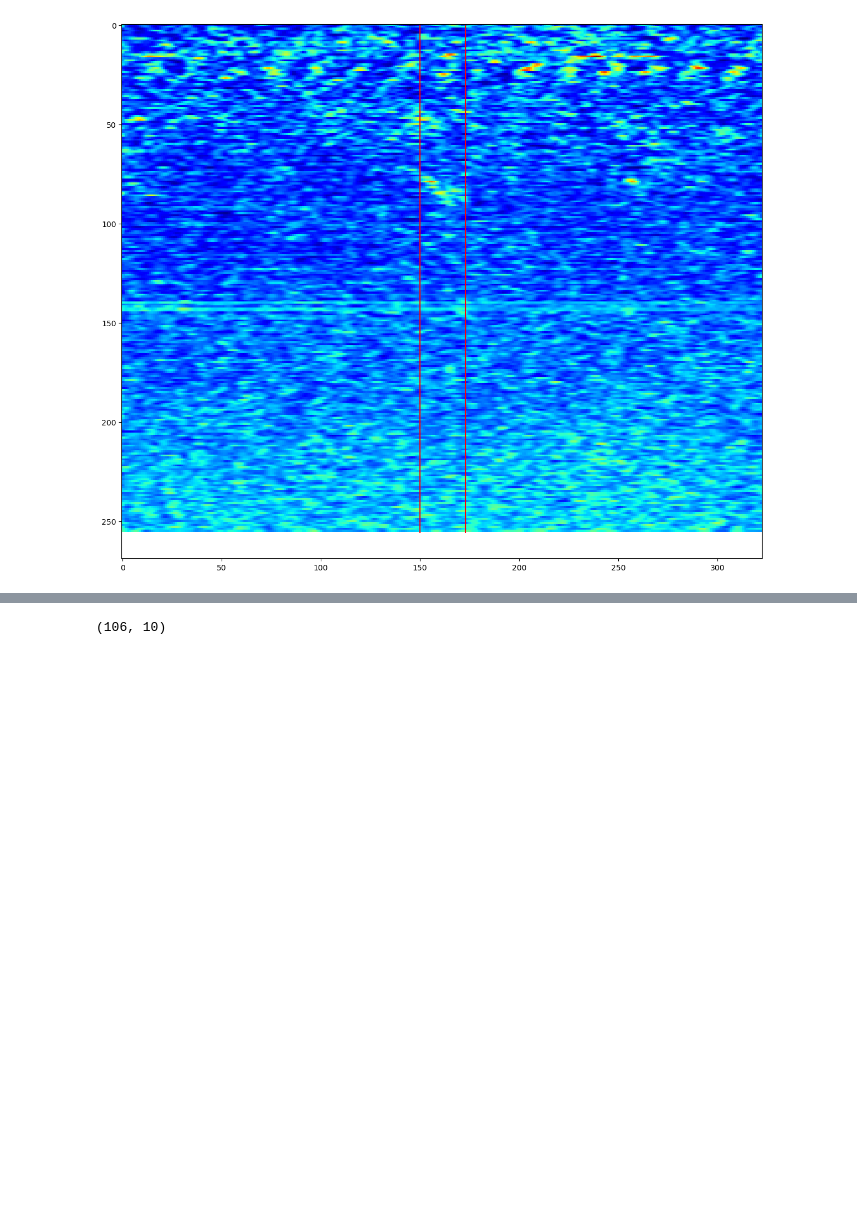
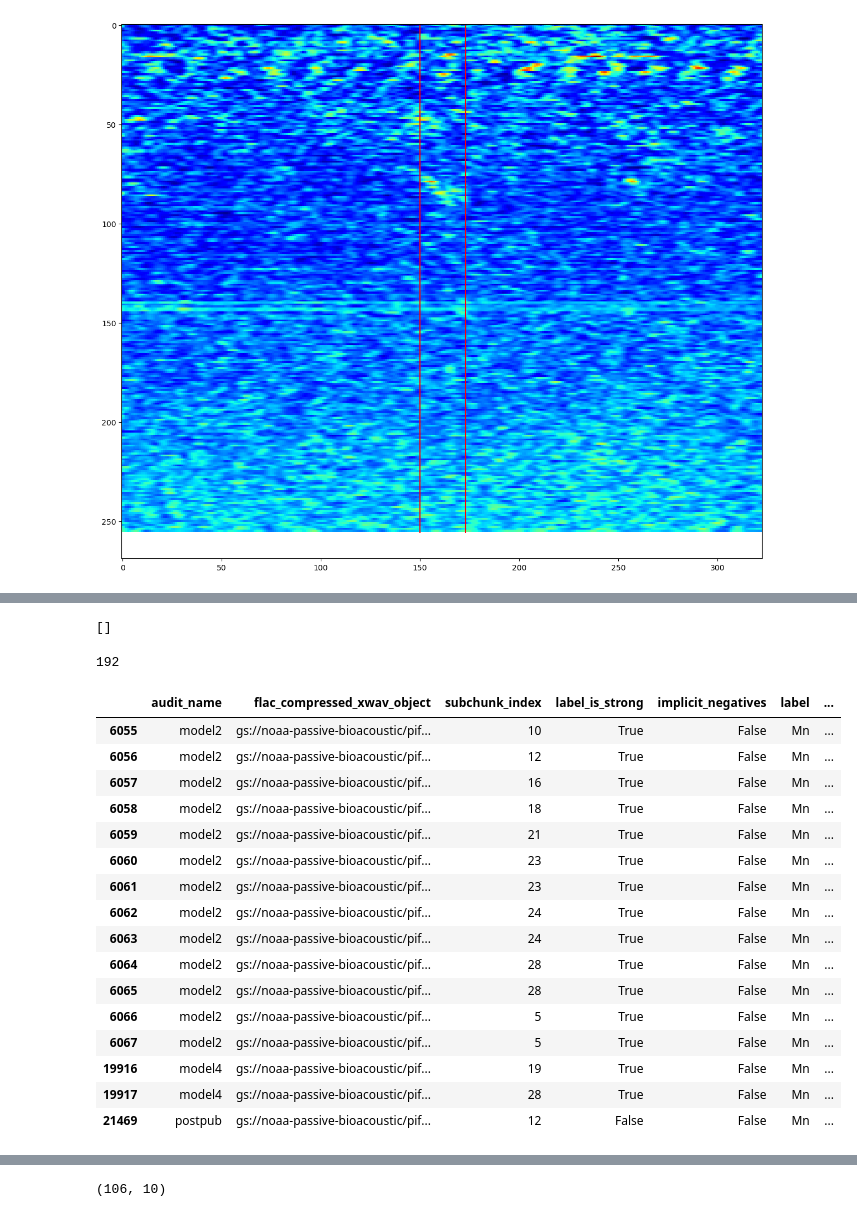
Before and after one commit to adrianmonaghan/SonoAcousticWhale, a Jupyter notebook: EDA/own_PCEN.ipynb, the cells around one changed output, grey strips where cells are left out. Saved outputs shown, nothing was run; the diff lists cells and outputs as text; code cells hidden in the pictures; blank space fills up the shorter version.

```diff
--- a/EDA/own_PCEN.ipynb
+++ b/EDA/own_PCEN.ipynb
@@ -144,0 +632,4 @@ plt.show()
+# %%
+gc.garbage
+# %% [output]
+[]
@@ -144,0 +639,24 @@ plt.show()
+# %%
+len(lst)
+# %% [output]
+192
+# %%
+annot[annot["flac_compressed_xwav_object"].str.contains("Cross_A_02_060114_135428")]
+# %% [output]
+|  | audit_name | flac_compressed_xwav_object | subchunk_index | label_is_strong | implicit_negatives | label | ... |
+| 6055 | model2 | gs://noaa-passive-bioacoustic/pif... | 10 | True | False | Mn | ... |
+| 6056 | model2 | gs://noaa-passive-bioacoustic/pif... | 12 | True | False | Mn | ... |
+| 6057 | model2 | gs://noaa-passive-bioacoustic/pif... | 16 | True | False | Mn | ... |
+| 6058 | model2 | gs://noaa-passive-bioacoustic/pif... | 18 | True | False | Mn | ... |
+| 6059 | model2 | gs://noaa-passive-bioacoustic/pif... | 21 | True | False | Mn | ... |
+| 6060 | model2 | gs://noaa-passive-bioacoustic/pif... | 23 | True | False | Mn | ... |
+| 6061 | model2 | gs://noaa-passive-bioacoustic/pif... | 23 | True | False | Mn | ... |
+| 6062 | model2 | gs://noaa-passive-bioacoustic/pif... | 24 | True | False | Mn | ... |
+| 6063 | model2 | gs://noaa-passive-bioacoustic/pif... | 24 | True | False | Mn | ... |
+| 6064 | model2 | gs://noaa-passive-bioacoustic/pif... | 28 | True | False | Mn | ... |
+| 6065 | model2 | gs://noaa-passive-bioacoustic/pif... | 28 | True | False | Mn | ... |
+| 6066 | model2 | gs://noaa-passive-bioacoustic/pif... | 5 | True | False | Mn | ... |
+| 6067 | model2 | gs://noaa-passive-bioacoustic/pif... | 5 | True | False | Mn | ... |
+| 19916 | model4 | gs://noaa-passive-bioacoustic/pif... | 19 | True | False | Mn | ... |
+| 19917 | model4 | gs://noaa-passive-bioacoustic/pif... | 28 | True | False | Mn | ... |
+| 21469 | postpub | gs://noaa-passive-bioacoustic/pif... | 12 | False | False | Mn | ... |
```
Also changed, not shown: parts of 40 cells of this notebook, 1 other file.
